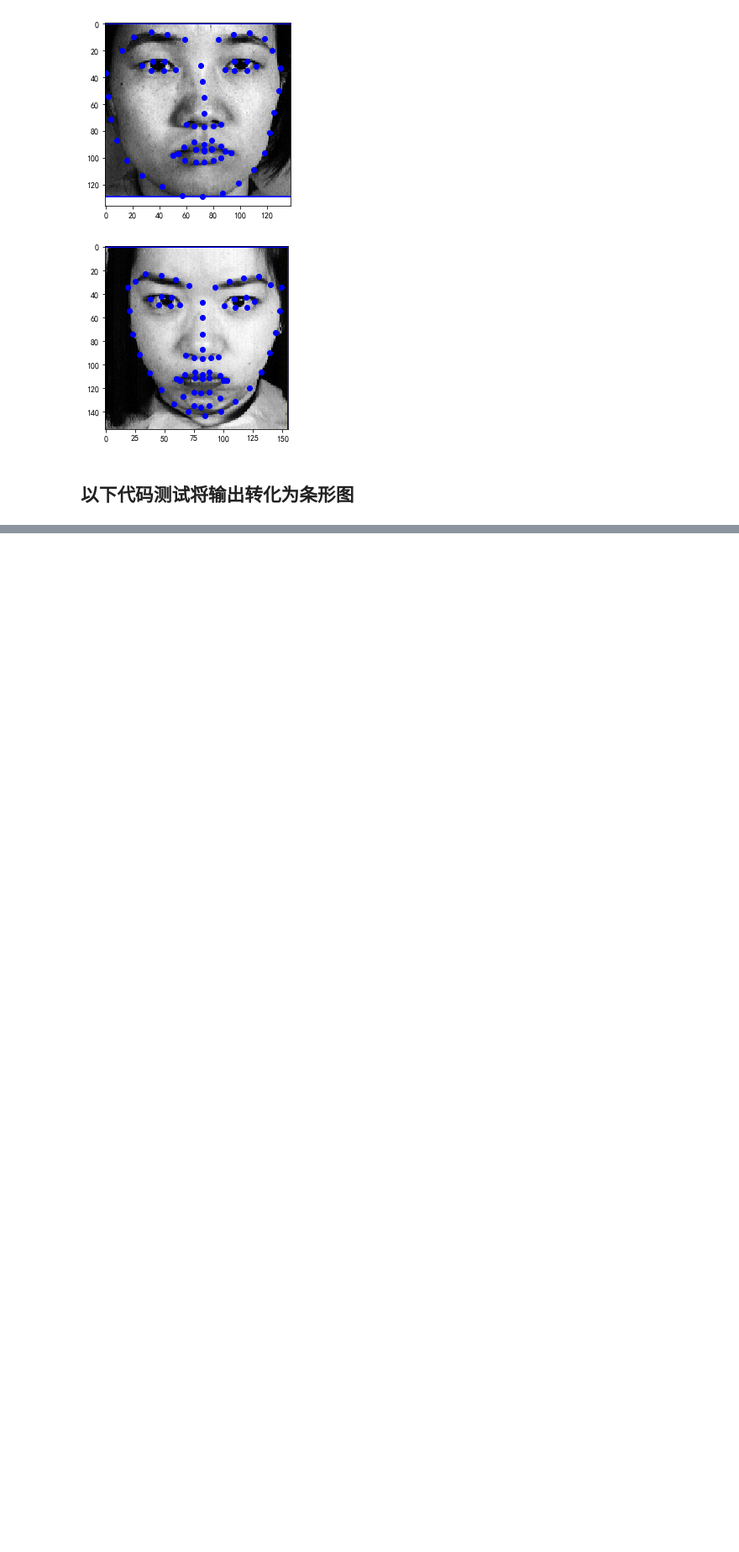
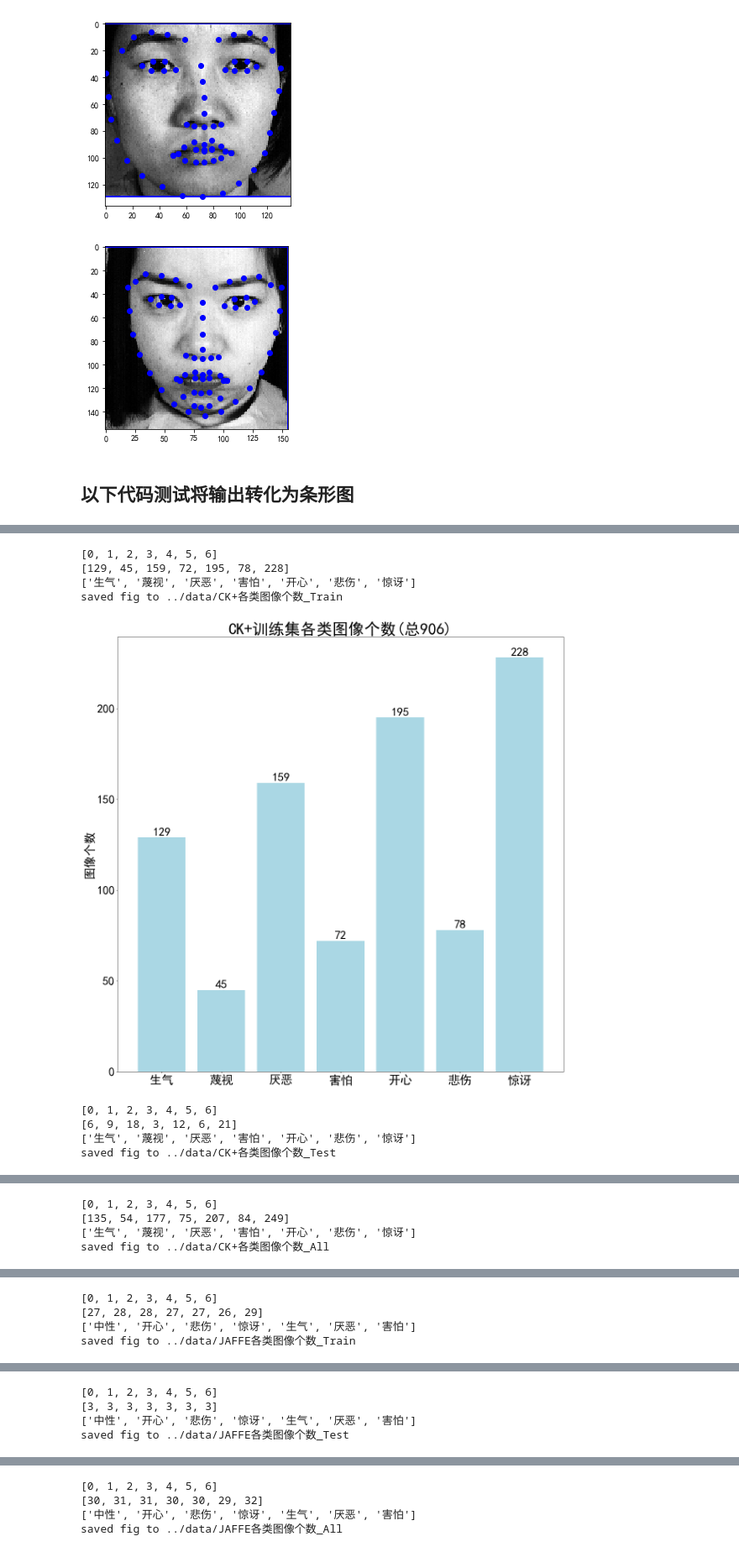
Before and after one commit to Chaunhewie/FER-based-on-Pytorch, a Jupyter notebook: pre_processing_data/re_build_data_face_recognition.ipynb, the cells around one changed output, grey strips where cells are left out. Shown at 84% size. Saved outputs shown, nothing was run; the diff lists cells and outputs as text; code cells hidden in the pictures; blank space fills up the shorter version.

```diff
--- a/pre_processing_data/re_build_data_face_recognition.ipynb
+++ b/pre_processing_data/re_build_data_face_recognition.ipynb
@@ -262,0 +266,35 @@ saved fig to ../Saved_Virtualizations/test
+# %%
+# CK+数据集各类图像（生气：135，蔑视：54，厌恶：177，害怕：75，开心：207，悲伤：84，惊讶：249）
+output_map = {0: '生气', 1: '蔑视', 2: '厌恶', 3: '害怕', 4: '开心', 5: '悲伤', 6: '惊讶'}
+y_train = [129, 45, 159, 72, 195, 78, 228]  # 906
+y_test = [6, 9, 18, 3, 12, 6, 21]  # 75
+y_all = [135, 54, 177, 75, 207, 84, 249]  # 981
+draw_bar_img(output_map, y_train, '../data/CK+各类图像个数_Train', ylabel='图像个数', title='CK+训练集各类图像个数(总906)', bar_color=(147/255, 205/255, 221/255, 200/255))
+draw_bar_img(output_map, y_test, '../data/CK+各类图像个数_Test', ylabel='图像个数', title='CK+测试集各类图像个数(总75)', bar_color=(147/255, 205/255, 221/255, 200/255))
+draw_bar_img(output_map, y_all, '../data/CK+各类图像个数_All', ylabel='图像个数', title='CK+各类图像个数(总981)', bar_color=(147/255, 205/255, 221/255, 200/255))
+# JAFFE（中性：30，开心：31，悲伤：31，惊讶：30，生气：30，厌恶：29，害怕：32）
+output_map = {0: '中性', 1: '开心', 2: '悲伤', 3: '惊讶', 4: '生气', 5: '厌恶', 6: '害怕'}
+y_train = [27, 28, 28, 27, 27, 26, 29]  # 192
+y_test = [3, 3, 3, 3, 3, 3, 3]  # 21  # 21
+y_all = [30, 31, 31, 30, 30, 29, 32]  # 213
+draw_bar_img(output_map, y_train, '../data/JAFFE各类图像个数_Train', ylabel='图像个数', title='JAFFE训练集各类图像个数(总192)', bar_color=(147/255, 205/255, 221/255, 200/255))
+draw_bar_img(output_map, y_test, '../data/JAFFE各类图像个数_Test', ylabel='图像个数', title='JAFFE测试集各类图像个数(总21)', bar_color=(147/255, 205/255, 221/255, 200/255))
+draw_bar_img(output_map, y_all, '../data/JAFFE各类图像个数_All', ylabel='图像个数', title='JAFFE各类图像个数(总213)', bar_color=(147/255, 205/255, 221/255, 200/255))
+# FER20130
+output_map = {0: '愤怒', 1: '厌恶', 2: '恐惧', 3: '快乐', 4: '悲伤', 5: '惊讶', 6: '中性'}
+y_train = [2613, 327, 2328, 5446, 2483, 2183, 3561]  # 18941
+y_test = [311, 43, 305, 673, 285, 272, 445]  # 2334
+y_all = [2924, 370, 2633, 6119, 2768, 2455, 4006]  # 21275
+draw_bar_img(output_map, y_train, '../data/FER2013各类图像个数_Train', ylabel='图像个数', title='FER2013训练集各类图像个数(总18941)', bar_color=(147/255, 205/255, 221/255, 200/255))
+draw_bar_img(output_map, y_test, '../data/FER2013各类图像个数_Test', ylabel='图像个数', title='FER2013测试集各类图像个数(总2334)', bar_color=(147/255, 205/255, 221/255, 200/255))
+draw_bar_img(output_map, y_all, '../data/FER2013各类图像个数_All', ylabel='图像个数', title='FER2013各类图像个数(总21275)', bar_color=(147/255, 205/255, 221/255, 200/255))
+# %% [output]
+[0, 1, 2, 3, 4, 5, 6]
+[129, 45, 159, 72, 195, 78, 228]
+['生气', '蔑视', '厌恶', '害怕', '开心', '悲伤', '惊讶']
+saved fig to ../data/CK+各类图像个数_Train
+[figure, added]
+[0, 1, 2, 3, 4, 5, 6]
+[6, 9, 18, 3, 12, 6, 21]
+['生气', '蔑视', '厌恶', '害怕', '开心', '悲伤', '惊讶']
+saved fig to ../data/CK+各类图像个数_Test
@@ -262,0 +302,4 @@ saved fig to ../Saved_Virtualizations/test
+[0, 1, 2, 3, 4, 5, 6]
+[135, 54, 177, 75, 207, 84, 249]
+['生气', '蔑视', '厌恶', '害怕', '开心', '悲伤', '惊讶']
+saved fig to ../data/CK+各类图像个数_All
@@ -262,0 +307,4 @@ saved fig to ../Saved_Virtualizations/test
+[0, 1, 2, 3, 4, 5, 6]
+[27, 28, 28, 27, 27, 26, 29]
+['中性', '开心', '悲伤', '惊讶', '生气', '厌恶', '害怕']
+saved fig to ../data/JAFFE各类图像个数_Train
@@ -262,0 +312,4 @@ saved fig to ../Saved_Virtualizations/test
+[0, 1, 2, 3, 4, 5, 6]
+[3, 3, 3, 3, 3, 3, 3]
+['中性', '开心', '悲伤', '惊讶', '生气', '厌恶', '害怕']
+saved fig to ../data/JAFFE各类图像个数_Test
@@ -262,0 +317,4 @@ saved fig to ../Saved_Virtualizations/test
+[0, 1, 2, 3, 4, 5, 6]
+[30, 31, 31, 30, 30, 29, 32]
+['中性', '开心', '悲伤', '惊讶', '生气', '厌恶', '害怕']
+saved fig to ../data/JAFFE各类图像个数_All
```
Also changed, not shown: parts of 3 cells of this notebook, 6 other files.
